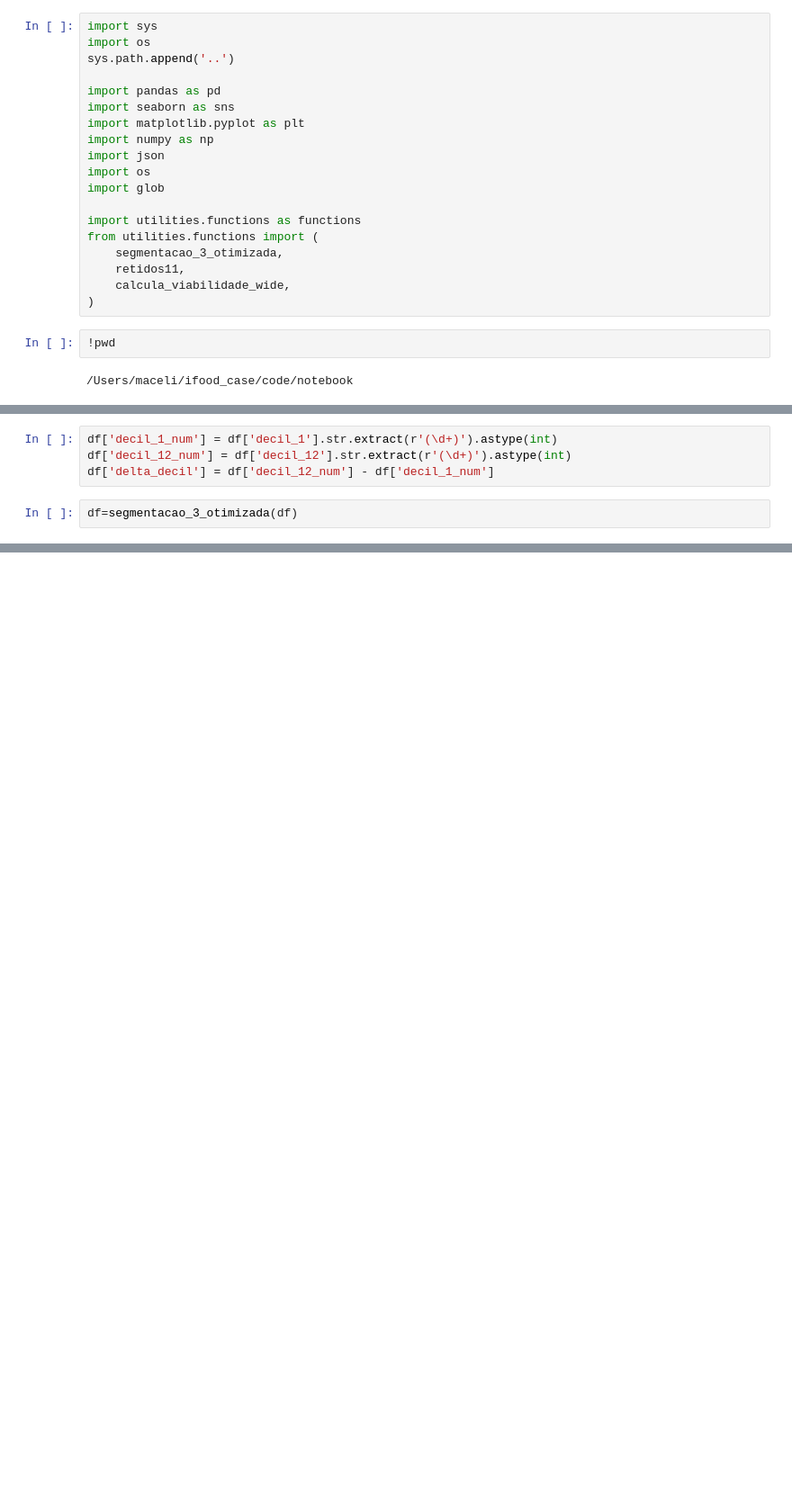
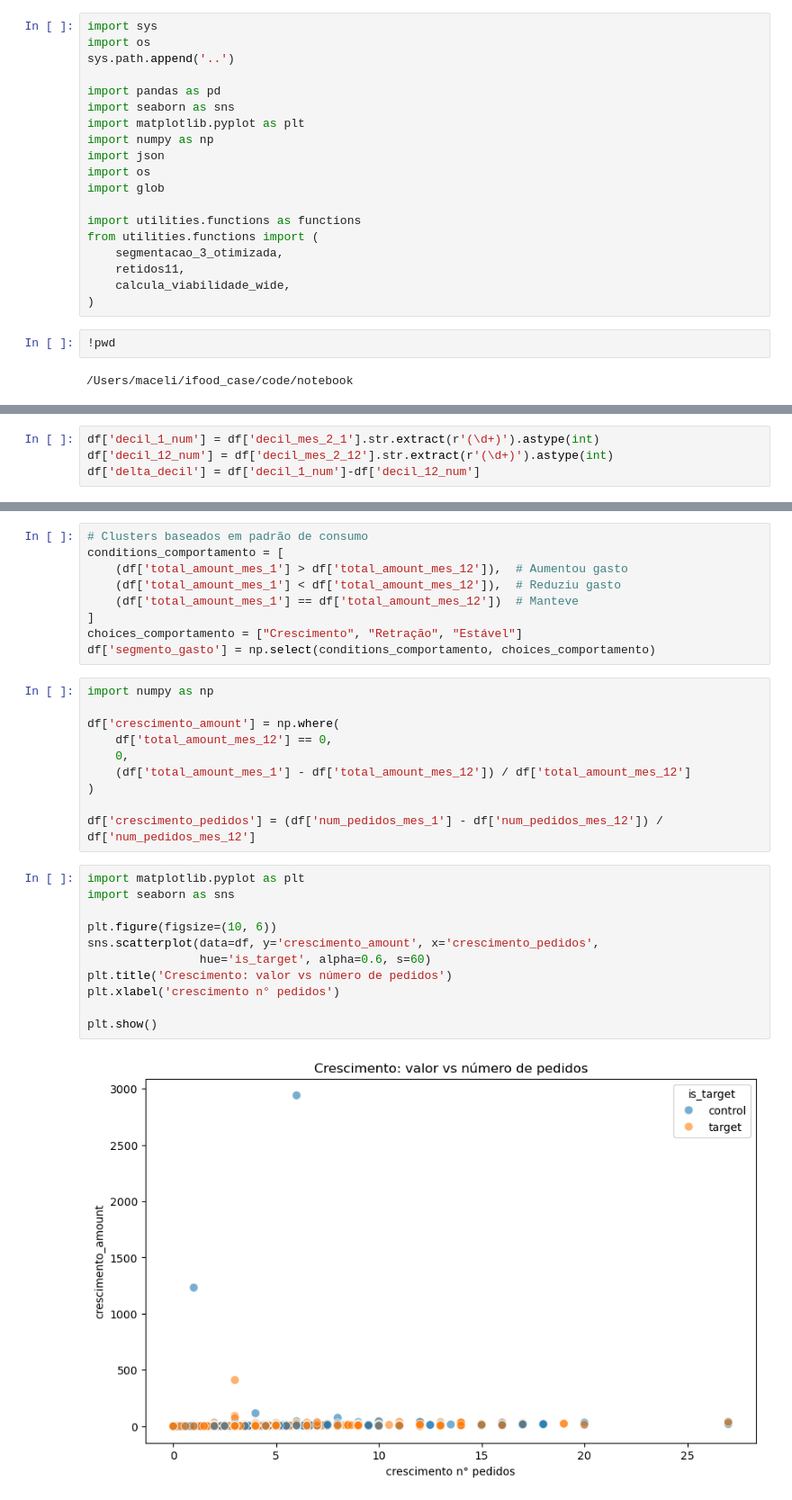
Before and after one commit to elianezanlorense/ifood_case, a Jupyter notebook: code/notebook/04.item2.ipynb, the cells around one changed output, grey strips where cells are left out. Shown: that part at 90% size. Cells and saved outputs as stored; diff of their text form; blank space fills up the shorter version.

```diff
--- a/code/notebook/04.item2.ipynb
+++ b/code/notebook/04.item2.ipynb
@@ -43,6 +43,4 @@ array(['decil 9', 'decil 8', 'decil 3', 'decil 5', 'decil 7', 'decil 4',
 # %%
-df['decil_1_num'] = df['decil_1'].str.extract(r'(\d+)').astype(int)
-df['decil_12_num'] = df['decil_12'].str.extract(r'(\d+)').astype(int)
-df['delta_decil'] = df['decil_12_num'] - df['decil_1_num']
+df['decil_1_num'] = df['decil_mes_2_1'].str.extract(r'(\d+)').astype(int)
+df['decil_12_num'] = df['decil_mes_2_12'].str.extract(r'(\d+)').astype(int)
+df['delta_decil'] = df['decil_1_num']-df['decil_12_num']
-# %%
-df=segmentacao_3_otimizada(df)
@@ -94,0 +57,32 @@ array([1, 2, 3], dtype=object)
+# %%
+# Clusters baseados em padrão de consumo
+conditions_comportamento = [
+    (df['total_amount_mes_1'] > df['total_amount_mes_12']),  # Aumentou gasto
+    (df['total_amount_mes_1'] < df['total_amount_mes_12']),  # Reduziu gasto
+    (df['total_amount_mes_1'] == df['total_amount_mes_12'])  # Manteve
+]
+choices_comportamento = ["Crescimento", "Retração", "Estável"]
+df['segmento_gasto'] = np.select(conditions_comportamento, choices_comportamento)
+# %%
+import numpy as np
+
+df['crescimento_amount'] = np.where(
+    df['total_amount_mes_12'] == 0,
+    0,
+    (df['total_amount_mes_1'] - df['total_amount_mes_12']) / df['total_amount_mes_12']
+)
+
+df['crescimento_pedidos'] = (df['num_pedidos_mes_1'] - df['num_pedidos_mes_12']) / df['num_pedidos_mes_12']
+# %%
+import matplotlib.pyplot as plt
+import seaborn as sns
+
+plt.figure(figsize=(10, 6))
+sns.scatterplot(data=df, y='crescimento_amount', x='crescimento_pedidos',
+                hue='is_target', alpha=0.6, s=60)
+plt.title('Crescimento: valor vs número de pedidos')
+plt.xlabel('crescimento n° pedidos')
+
+plt.show()
+# %% [output]
+[figure, added]
```
Also changed, not shown: parts of 25 cells of this notebook, 19 other files.
